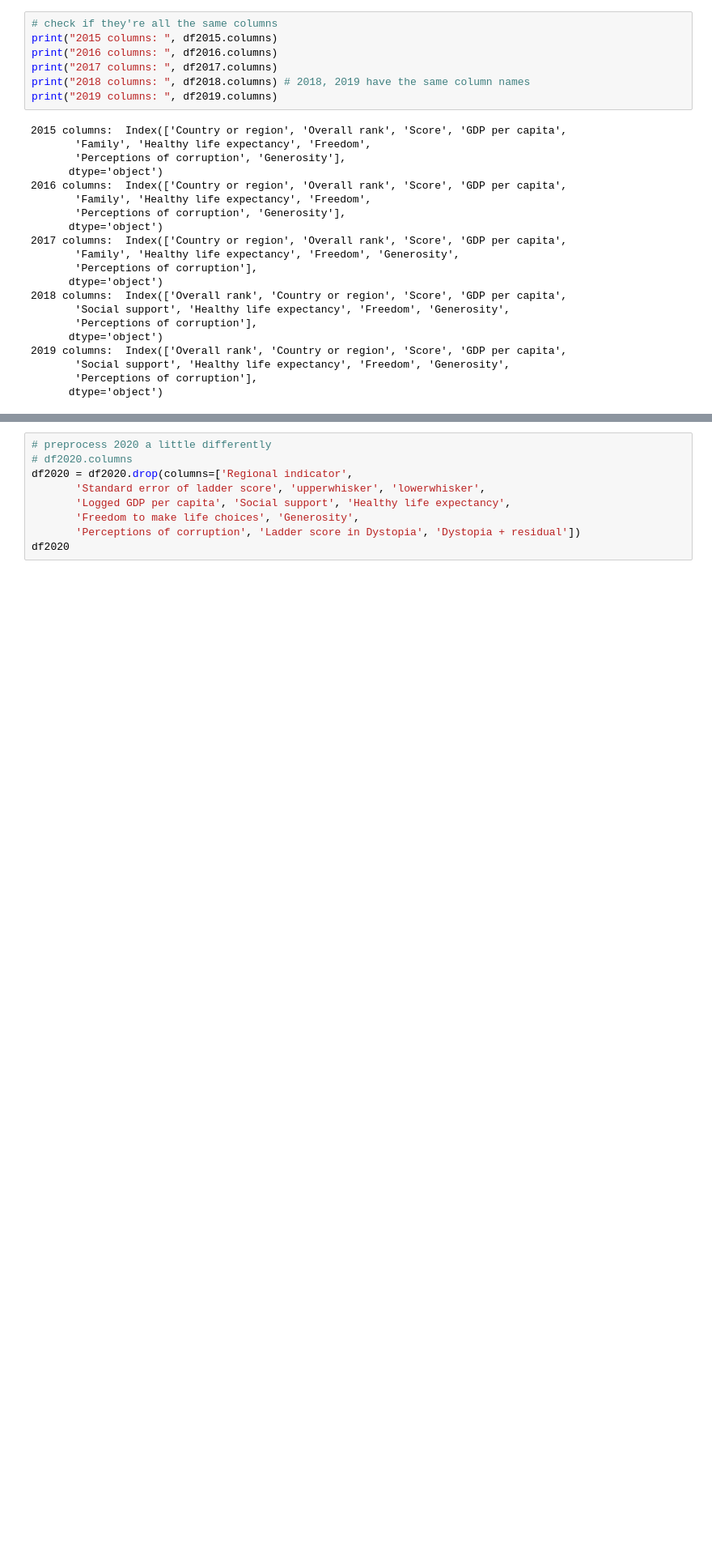
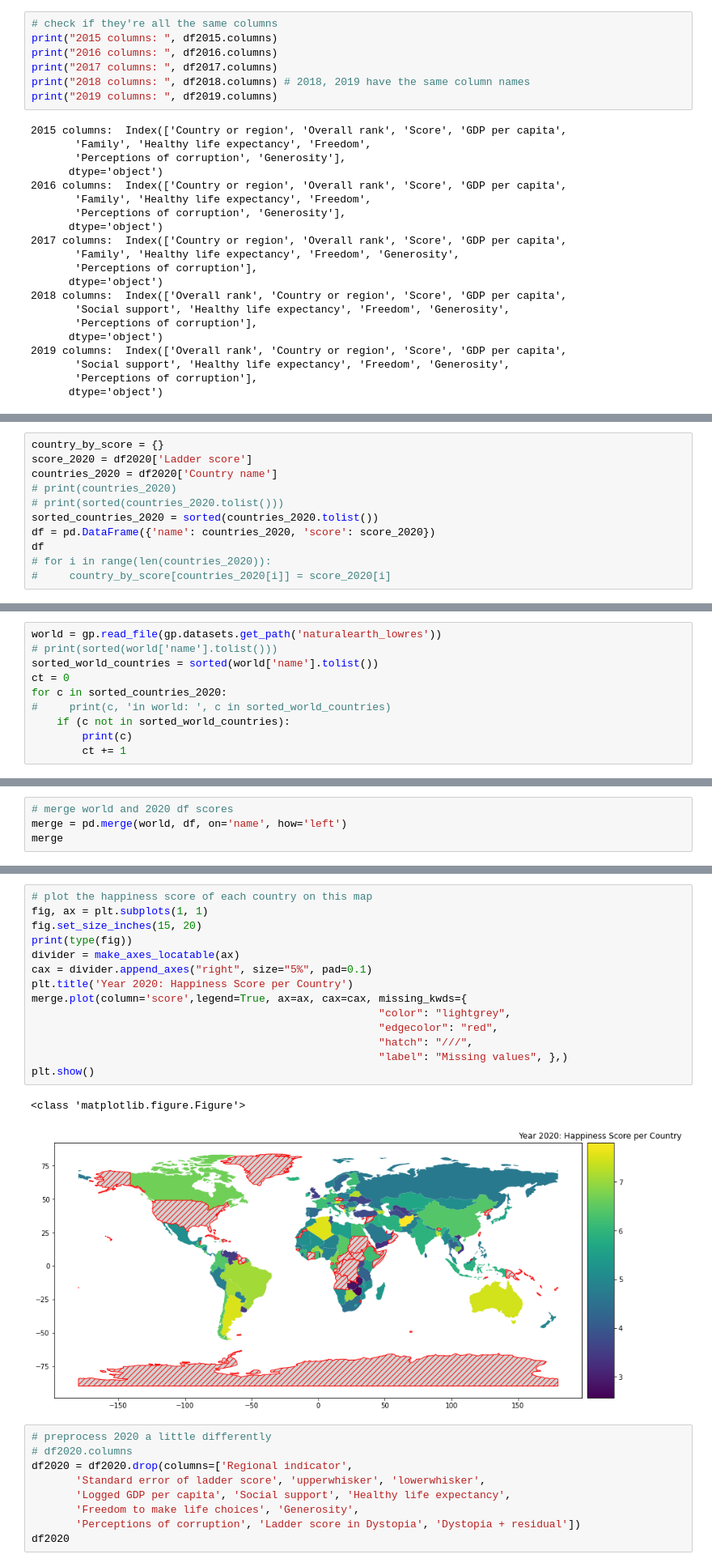
Before and after one commit to tterrytran95/happinesspro, a Jupyter notebook: EDA for potential datasets.ipynb, the cells around one changed output, grey strips where cells are left out. Shown at 81% size. Cells and saved outputs as stored; diff of their text form; blank space fills up the shorter version.

```diff
--- a/EDA for potential datasets.ipynb
+++ b/EDA for potential datasets.ipynb
@@ -102,0 +114,11 @@ print("2019 columns: ", df2019.columns)
+# %%
+country_by_score = {}
+score_2020 = df2020['Ladder score']
+countries_2020 = df2020['Country name']
+# print(countries_2020)
+# print(sorted(countries_2020.tolist()))
+sorted_countries_2020 = sorted(countries_2020.tolist())
+df = pd.DataFrame({'name': countries_2020, 'score': score_2020})
+df
+# for i in range(len(countries_2020)):
+#     country_by_score[countries_2020[i]] = score_2020[i]
@@ -102,0 +139,10 @@ print("2019 columns: ", df2019.columns)
+# %%
+world = gp.read_file(gp.datasets.get_path('naturalearth_lowres'))
+# print(sorted(world['name'].tolist()))
+sorted_world_countries = sorted(world['name'].tolist())
+ct = 0
+for c in sorted_countries_2020:
+#     print(c, 'in world: ', c in sorted_world_countries)
+    if (c not in sorted_world_countries):
+        print(c)
+        ct += 1
@@ -102,0 +170,4 @@ print("2019 columns: ", df2019.columns)
+# %%
+# merge world and 2020 df scores
+merge = pd.merge(world, df, on='name', how='left')
+merge
@@ -103,3 +188,20 @@ print("2019 columns: ", df2019.columns)
+# %%
+# plot the happiness score of each country on this map
+fig, ax = plt.subplots(1, 1)
+fig.set_size_inches(15, 20)
+print(type(fig))
+divider = make_axes_locatable(ax)
+cax = divider.append_axes("right", size="5%", pad=0.1)
+plt.title('Year 2020: Happiness Score per Country')
+merge.plot(column='score',legend=True, ax=ax, cax=cax, missing_kwds={
+                                                       "color": "lightgrey",
+                                                       "edgecolor": "red",
+                                                       "hatch": "///",
+                                                       "label": "Missing values", },)
+plt.show()
+# %% [output]
+<class 'matplotlib.figure.Figure'>
+[figure, added]
 # %%
 # preprocess 2020 a little differently
 # df2020.columns
```
Also changed, not shown: parts of 14 cells of this notebook.
